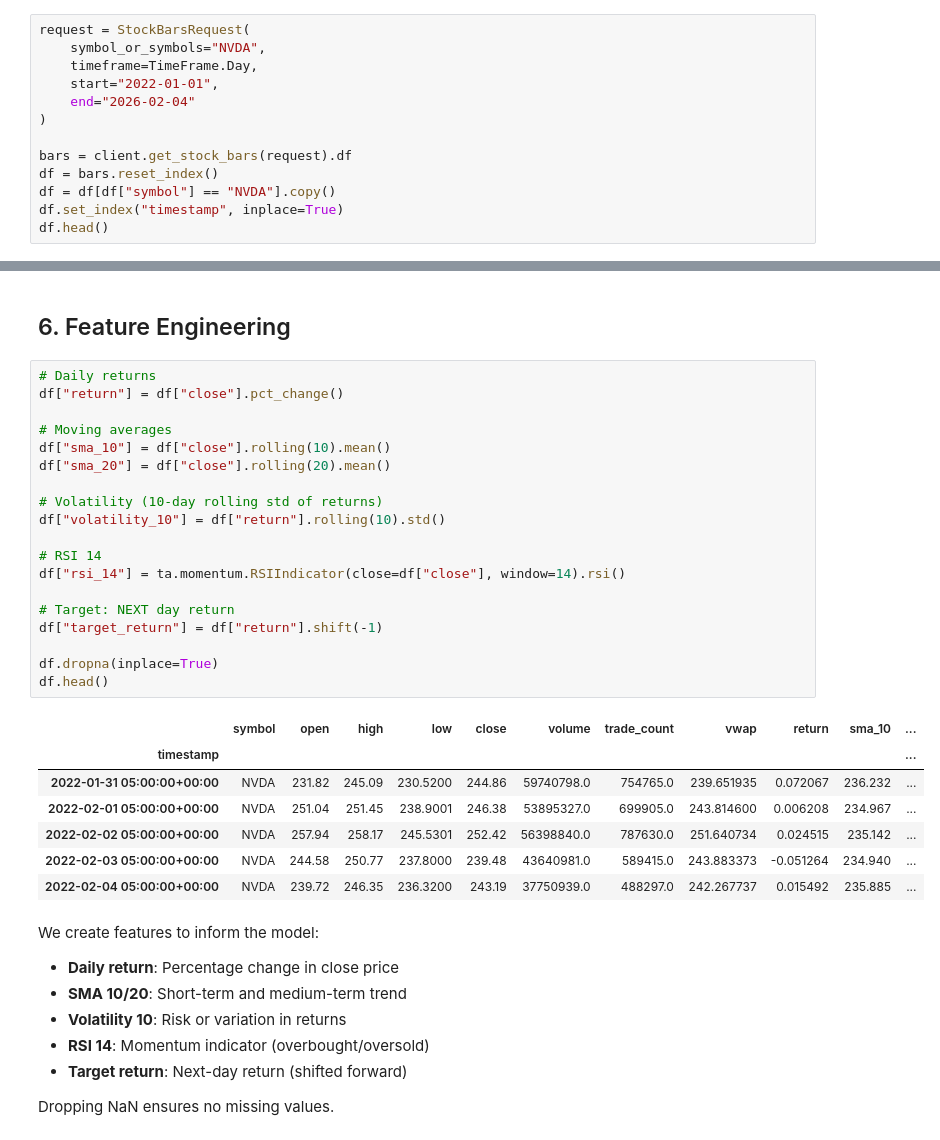
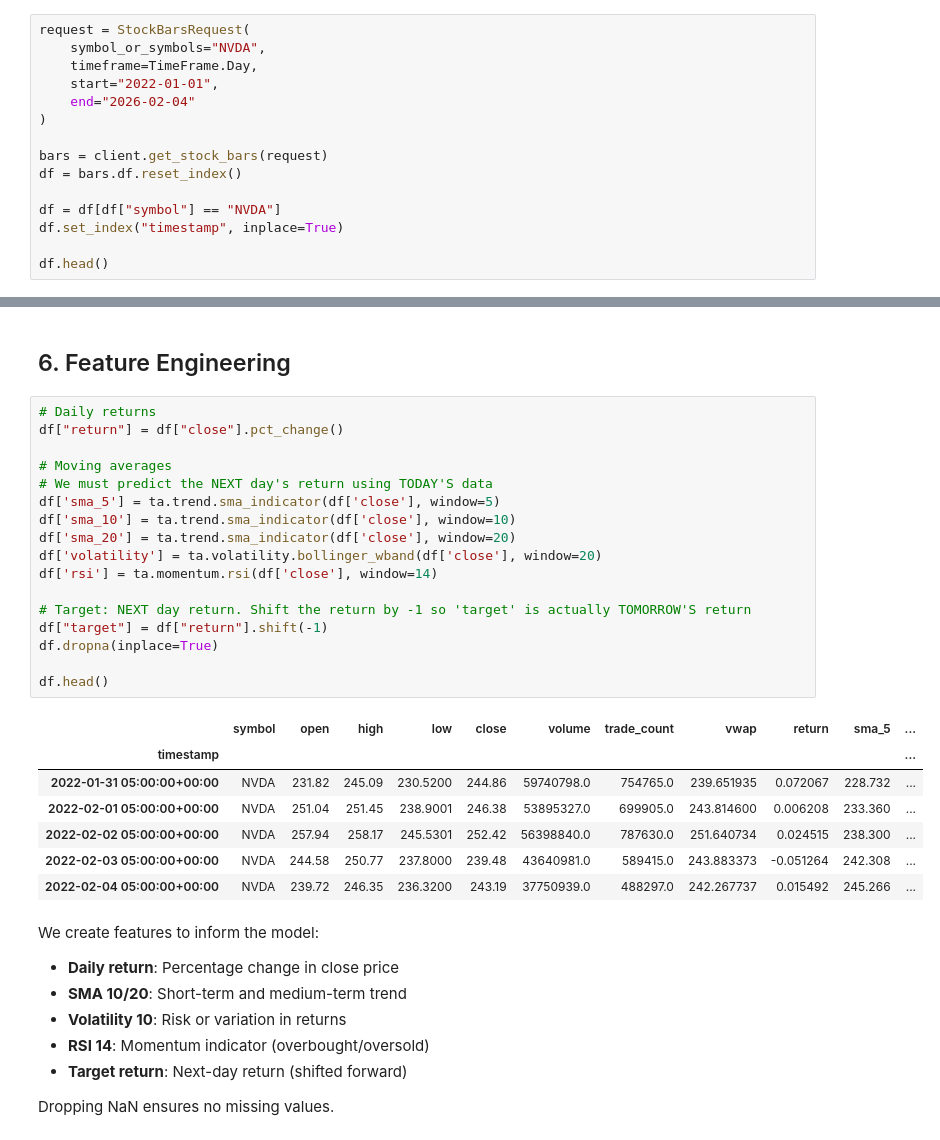
Before and after one commit to hoagson2309/nvda-price-prediction-ml, a Jupyter notebook: nvda-price-prediction-ml.ipynb, the cells around one changed output, grey strips where cells are left out. Saved outputs shown, nothing was run; the diff lists cells and outputs as text.

```diff
--- a/nvda-price-prediction-ml.ipynb
+++ b/nvda-price-prediction-ml.ipynb
@@ -88,10 +86,12 @@ request = StockBarsRequest(
     end="2026-02-04"
 )
 
-bars = client.get_stock_bars(request).df
-df = bars.reset_index()
-df = df[df["symbol"] == "NVDA"].copy()
+bars = client.get_stock_bars(request)
+df = bars.df.reset_index()
+
+df = df[df["symbol"] == "NVDA"]
 df.set_index("timestamp", inplace=True)
+
 df.head()
 # %% [output]
 |  | symbol | open | high | low | close | volume | trade_count | vwap |
@@ -109,30 +123,28 @@ Using daily bars ensures our model works with daily returns and technical indica
 # %%
 # Daily returns
 df["return"] = df["close"].pct_change()
 
 # Moving averages
-df["sma_10"] = df["close"].rolling(10).mean()
-df["sma_20"] = df["close"].rolling(20).mean()
+# We must predict the NEXT day's return using TODAY'S data
+df['sma_5'] = ta.trend.sma_indicator(df['close'], window=5)
+df['sma_10'] = ta.trend.sma_indicator(df['close'], window=10)
+df['sma_20'] = ta.trend.sma_indicator(df['close'], window=20)
+df['volatility'] = ta.volatility.bollinger_wband(df['close'], window=20)
+df['rsi'] = ta.momentum.rsi(df['close'], window=14)
 
-# Volatility (10-day rolling std of returns)
-df["volatility_10"] = df["return"].rolling(10).std()
+# Target: NEXT day return. Shift the return by -1 so 'target' is actually TOMORROW'S return
+df["target"] = df["return"].shift(-1)
+df.dropna(inplace=True)
 
-# RSI 14
-df["rsi_14"] = ta.momentum.RSIIndicator(close=df["close"], window=14).rsi()
-
-# Target: NEXT day return
-df["target_return"] = df["return"].shift(-1)
-
-df.dropna(inplace=True)
 df.head()
 # %% [output]
-|  | symbol | open | high | low | close | volume | trade_count | vwap | return | sma_10 | ... |
+|  | symbol | open | high | low | close | volume | trade_count | vwap | return | sma_5 | ... |
 | timestamp |  |  |  |  |  |  |  |  |  |  | ... |
-| 2022-01-31 05:00:00+00:00 | NVDA | 231.82 | 245.09 | 230.5200 | 244.86 | 59740798.0 | 754765.0 | 239.651935 | 0.072067 | 236.232 | ... |
-| 2022-02-01 05:00:00+00:00 | NVDA | 251.04 | 251.45 | 238.9001 | 246.38 | 53895327.0 | 699905.0 | 243.814600 | 0.006208 | 234.967 | ... |
-| 2022-02-02 05:00:00+00:00 | NVDA | 257.94 | 258.17 | 245.5301 | 252.42 | 56398840.0 | 787630.0 | 251.640734 | 0.024515 | 235.142 | ... |
-| 2022-02-03 05:00:00+00:00 | NVDA | 244.58 | 250.77 | 237.8000 | 239.48 | 43640981.0 | 589415.0 | 243.883373 | -0.051264 | 234.940 | ... |
-| 2022-02-04 05:00:00+00:00 | NVDA | 239.72 | 246.35 | 236.3200 | 243.19 | 37750939.0 | 488297.0 | 242.267737 | 0.015492 | 235.885 | ... |
+| 2022-01-31 05:00:00+00:00 | NVDA | 231.82 | 245.09 | 230.5200 | 244.86 | 59740798.0 | 754765.0 | 239.651935 | 0.072067 | 228.732 | ... |
+| 2022-02-01 05:00:00+00:00 | NVDA | 251.04 | 251.45 | 238.9001 | 246.38 | 53895327.0 | 699905.0 | 243.814600 | 0.006208 | 233.360 | ... |
+| 2022-02-02 05:00:00+00:00 | NVDA | 257.94 | 258.17 | 245.5301 | 252.42 | 56398840.0 | 787630.0 | 251.640734 | 0.024515 | 238.300 | ... |
+| 2022-02-03 05:00:00+00:00 | NVDA | 244.58 | 250.77 | 237.8000 | 239.48 | 43640981.0 | 589415.0 | 243.883373 | -0.051264 | 242.308 | ... |
+| 2022-02-04 05:00:00+00:00 | NVDA | 239.72 | 246.35 | 236.3200 | 243.19 | 37750939.0 | 488297.0 | 242.267737 | 0.015492 | 245.266 | ... |
 # %% [markdown]
 We create features to inform the model:
 
```
Also changed, not shown: parts of 15 cells of this notebook, 1 other file.
